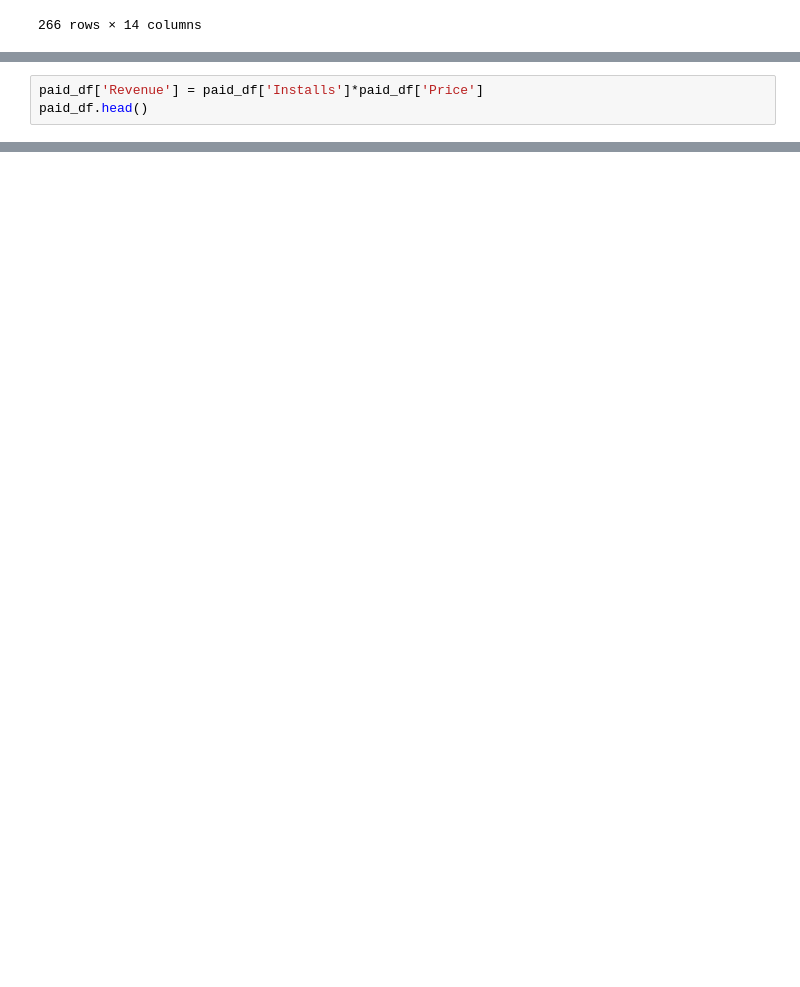
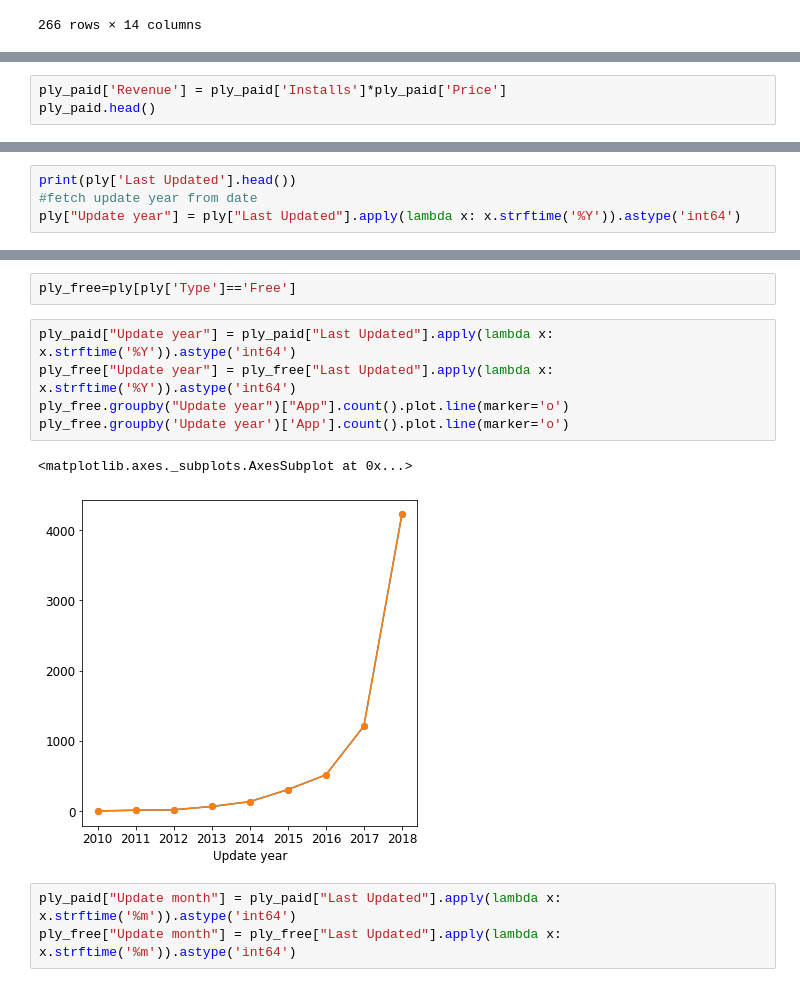
Before and after one commit to Meghanah97/Playstore_data_analysis, a Jupyter notebook: Copy_of_Copy_of_Play_Store_App_Review_Analysis_Capstone_Project.ipynb, the cells around one changed output, grey strips where cells are left out. Cells and saved outputs as stored; diff of their text form; blank space fills up the shorter version.

```diff
--- a/Copy_of_Copy_of_Play_Store_App_Review_Analysis_Capstone_Project.ipynb
+++ b/Copy_of_Copy_of_Play_Store_App_Review_Analysis_Capstone_Project.ipynb
@@ -667,4 +641,4 @@ ply[ply['Installs'].max()==ply['Installs']]
 # %%
-paid_df['Revenue'] = paid_df['Installs']*paid_df['Price']
-paid_df.head()
+ply_paid['Revenue'] = ply_paid['Installs']*ply_paid['Price']
+ply_paid.head()
 # %% [output]
@@ -671,0 +664,4 @@ NameError: ignored
+# %%
+print(ply['Last Updated'].head())
+#fetch update year from date
+ply["Update year"] = ply["Last Updated"].apply(lambda x: x.strftime('%Y')).astype('int64')
@@ -671,0 +681,13 @@ NameError: ignored
+# %%
+ply_free=ply[ply['Type']=='Free']
+# %%
+ply_paid["Update year"] = ply_paid["Last Updated"].apply(lambda x: x.strftime('%Y')).astype('int64')
+ply_free["Update year"] = ply_free["Last Updated"].apply(lambda x: x.strftime('%Y')).astype('int64')
+ply_free.groupby("Update year")["App"].count().plot.line(marker='o')
+ply_free.groupby('Update year')['App'].count().plot.line(marker='o')
+# %% [output]
+<matplotlib.axes._subplots.AxesSubplot at 0x...>
+[figure, added]
+# %%
+ply_paid["Update month"] = ply_paid["Last Updated"].apply(lambda x: x.strftime('%m')).astype('int64')
+ply_free["Update month"] = ply_free["Last Updated"].apply(lambda x: x.strftime('%m')).astype('int64')
```
Also changed, not shown: parts of 28 cells of this notebook.
